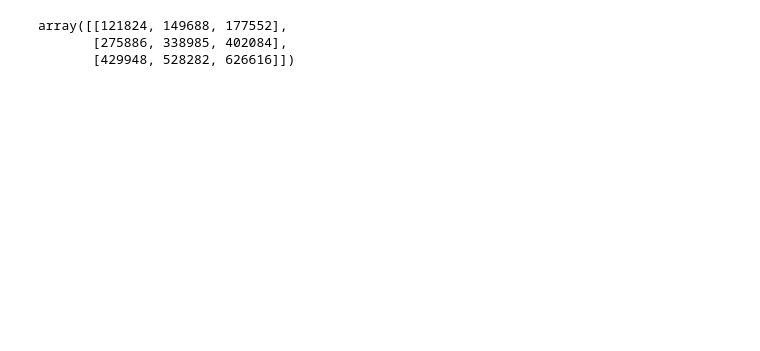
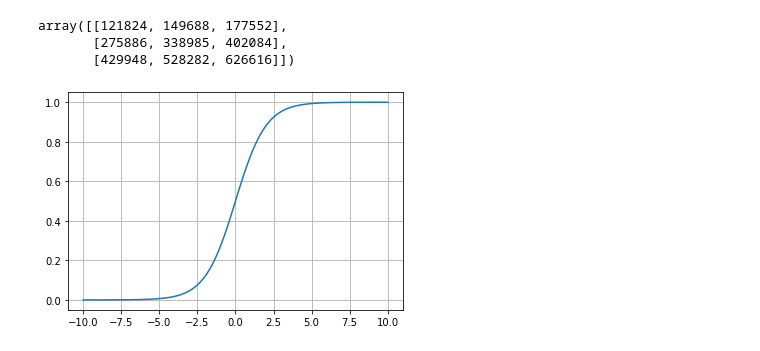
Before and after one commit to r3ki3g/Image-processing-self-learn, a Jupyter notebook: Untitled.ipynb, the cells around one changed output. Saved outputs shown, nothing was run; the diff lists cells and outputs as text; code cells hidden in the pictures; blank space fills up the shorter version.

```diff
--- a/Untitled.ipynb
+++ b/Untitled.ipynb
@@ -11,3 +11,15 @@ def g(x):
 array([[121824, 149688, 177552],
        [275886, 338985, 402084],
        [429948, 528282, 626616]])
+# %%
+x = np.linspace(-10,10,100)
+y = (1 / (1 + np.exp(-(x)))) #
+z = (1 / (1 + np.exp(-(-x))))
+w = y-z
+fig,ax =plt.subplots(1)
+ax.plot(x,y)
+
+ax.grid()
+plt.show()
+# %% [output]
+[figure, added]
```
Also changed, not shown: parts of 3 cells of this notebook, 7 other files.
